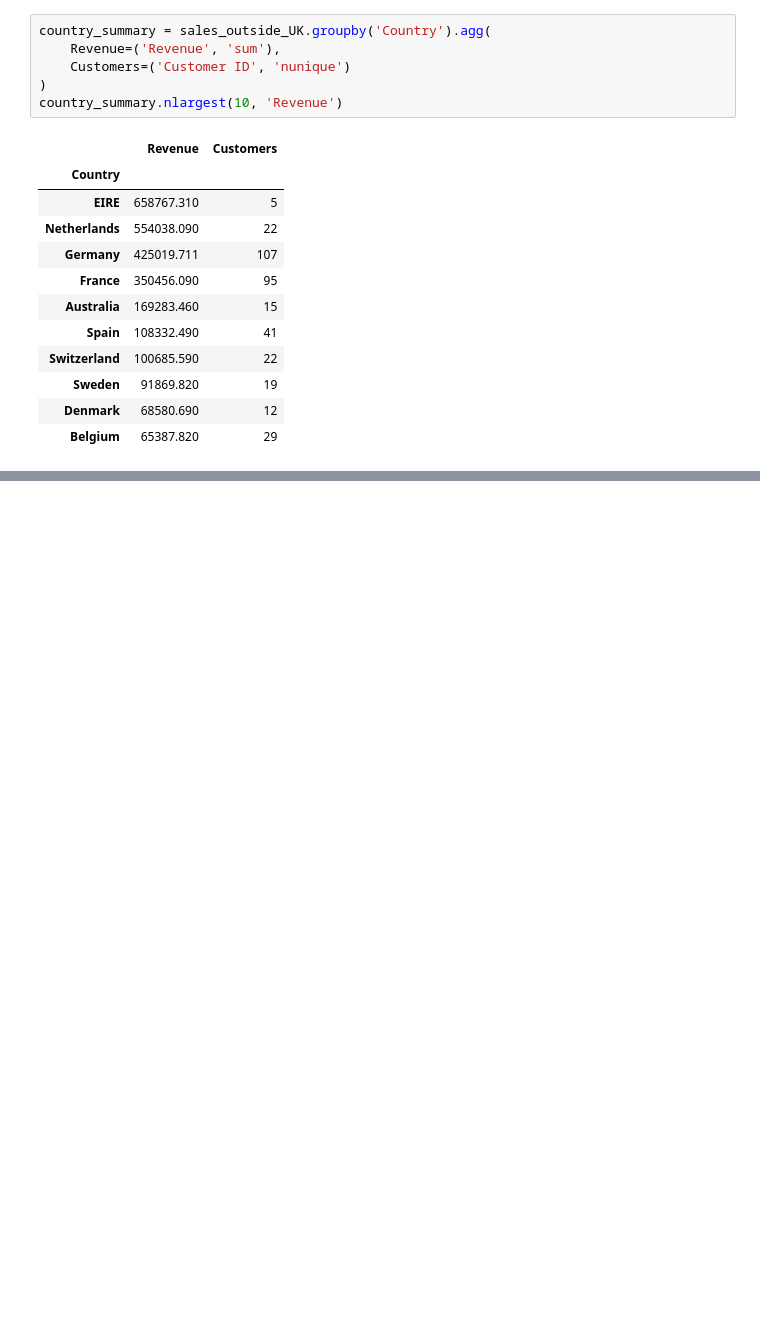
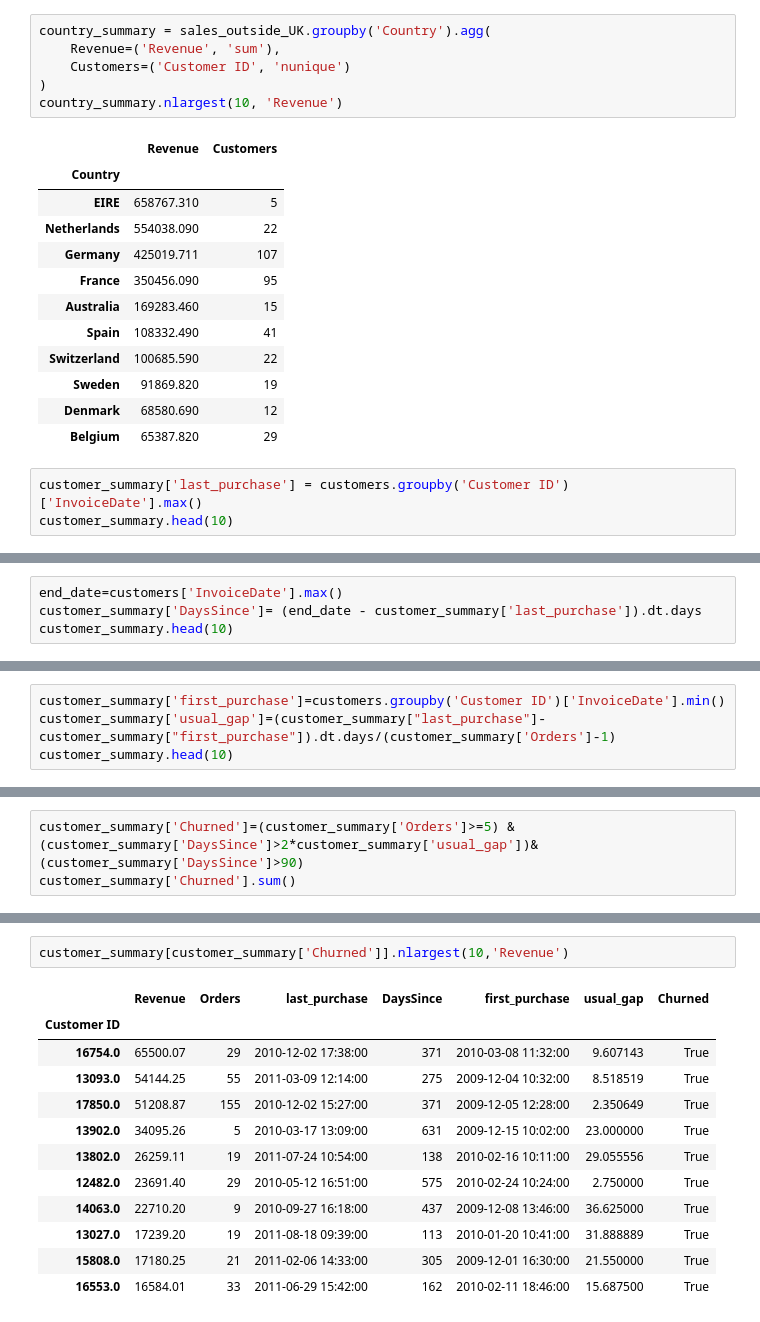
Before and after one commit to mohamadsfares/retail-sales-analysis, a Jupyter notebook: 02_analysis.ipynb, the cells around one changed output, grey strips where cells are left out. Saved outputs shown, nothing was run; the diff lists cells and outputs as text; blank space fills up the shorter version.

Commit message:
Add churned customer analysis

```diff
--- a/02_analysis.ipynb
+++ b/02_analysis.ipynb
@@ -293,3 +293,6 @@ country_summary.nlargest(10, 'Revenue')
 | Sweden | 91869.820 | 19 |
 | Denmark | 68580.690 | 12 |
 | Belgium | 65387.820 | 29 |
+# %%
+customer_summary['last_purchase'] = customers.groupby('Customer ID')['InvoiceDate'].max()
+customer_summary.head(10)
@@ -295,0 +312,4 @@ country_summary.nlargest(10, 'Revenue')
+# %%
+end_date=customers['InvoiceDate'].max()
+customer_summary['DaysSince']= (end_date - customer_summary['last_purchase']).dt.days
+customer_summary.head(10)
@@ -295,0 +329,4 @@ country_summary.nlargest(10, 'Revenue')
+# %%
+customer_summary['first_purchase']=customers.groupby('Customer ID')['InvoiceDate'].min()
+customer_summary['usual_gap']=(customer_summary["last_purchase"]- customer_summary["first_purchase"]).dt.days/(customer_summary['Orders']-1)
+customer_summary.head(10)
@@ -295,0 +346,3 @@ country_summary.nlargest(10, 'Revenue')
+# %%
+customer_summary['Churned']=(customer_summary['Orders']>=5) & (customer_summary['DaysSince']>2*customer_summary['usual_gap'])& (customer_summary['DaysSince']>90)
+customer_summary['Churned'].sum()
@@ -295,0 +364,15 @@ country_summary.nlargest(10, 'Revenue')
+# %%
+customer_summary[customer_summary['Churned']].nlargest(10,'Revenue')
+# %% [output]
+|  | Revenue | Orders | last_purchase | DaysSince | first_purchase | usual_gap | Churned |
+| Customer ID |  |  |  |  |  |  |  |
+| 16754.0 | 65500.07 | 29 | 2010-12-02 17:38:00 | 371 | 2010-03-08 11:32:00 | 9.607143 | True |
+| 13093.0 | 54144.25 | 55 | 2011-03-09 12:14:00 | 275 | 2009-12-04 10:32:00 | 8.518519 | True |
+| 17850.0 | 51208.87 | 155 | 2010-12-02 15:27:00 | 371 | 2009-12-05 12:28:00 | 2.350649 | True |
+| 13902.0 | 34095.26 | 5 | 2010-03-17 13:09:00 | 631 | 2009-12-15 10:02:00 | 23.000000 | True |
+| 13802.0 | 26259.11 | 19 | 2011-07-24 10:54:00 | 138 | 2010-02-16 10:11:00 | 29.055556 | True |
+| 12482.0 | 23691.40 | 29 | 2010-05-12 16:51:00 | 575 | 2010-02-24 10:24:00 | 2.750000 | True |
+| 14063.0 | 22710.20 | 9 | 2010-09-27 16:18:00 | 437 | 2009-12-08 13:46:00 | 36.625000 | True |
+| 13027.0 | 17239.20 | 19 | 2011-08-18 09:39:00 | 113 | 2010-01-20 10:41:00 | 31.888889 | True |
+| 15808.0 | 17180.25 | 21 | 2011-02-06 14:33:00 | 305 | 2009-12-01 16:30:00 | 21.550000 | True |
+| 16553.0 | 16584.01 | 33 | 2011-06-29 15:42:00 | 162 | 2010-02-11 18:46:00 | 15.687500 | True |
```
Also changed, not shown: parts of 6 cells of this notebook, 3 other files.
